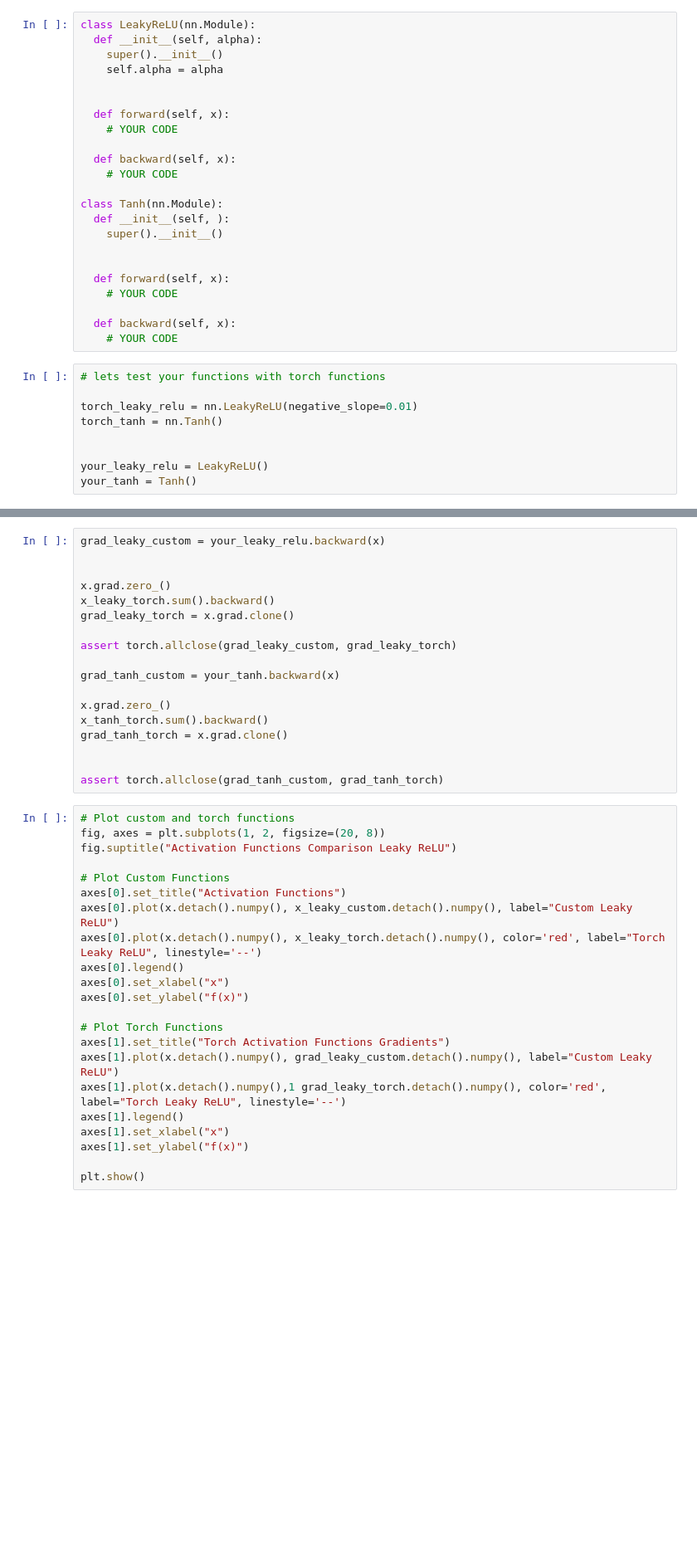
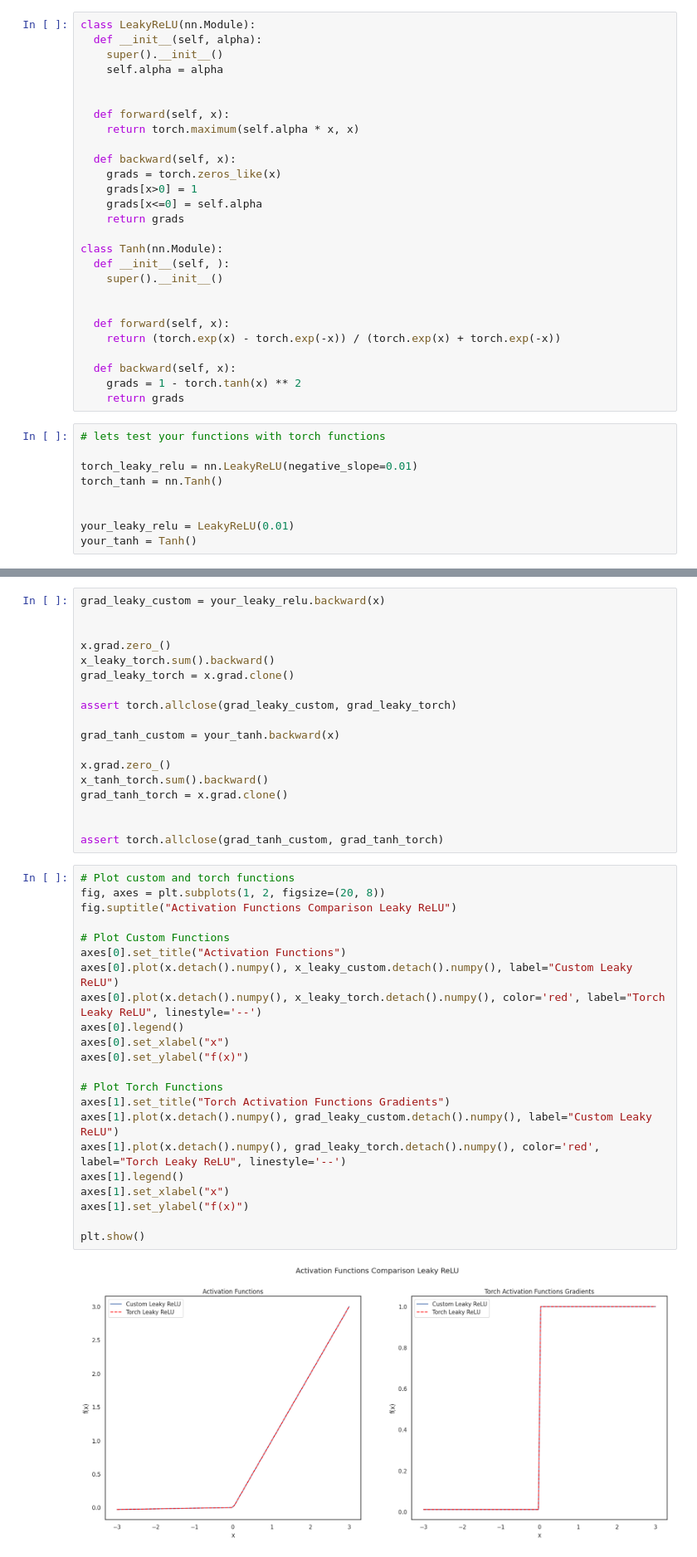
Before and after one commit to GodNaoborot/Deep-Learning-School-2026, a Jupyter notebook: week_05_convolutional_nets/Homework/hw_4_conv_cnn.ipynb, the cells around one changed output, grey strips where cells are left out. Shown at 83% size. Drawn from its saved outputs; the diff is of its cells as text; blank space fills up the shorter version.

```diff
--- a/week_05_convolutional_nets/Homework/hw_4_conv_cnn.ipynb
+++ b/week_05_convolutional_nets/Homework/hw_4_conv_cnn.ipynb
@@ -676,10 +753,13 @@ class LeakyReLU(nn.Module):
 
 
   def forward(self, x):
-    # YOUR CODE
+    return torch.maximum(self.alpha * x, x)
 
   def backward(self, x):
-    # YOUR CODE
+    grads = torch.zeros_like(x)
+    grads[x>0] = 1
+    grads[x<=0] = self.alpha
+    return grads
 
 class Tanh(nn.Module):
   def __init__(self, ):
@@ -687,10 +767,11 @@ class Tanh(nn.Module):
 
 
   def forward(self, x):
-    # YOUR CODE
+    return (torch.exp(x) - torch.exp(-x)) / (torch.exp(x) + torch.exp(-x))
 
   def backward(self, x):
-    # YOUR CODE
+    grads = 1 - torch.tanh(x) ** 2
+    return grads
 # %%
 # lets test your functions with torch functions
 
@@ -698,7 +779,7 @@ torch_leaky_relu = nn.LeakyReLU(negative_slope=0.01)
 torch_tanh = nn.Tanh()
 
 
-your_leaky_relu = LeakyReLU()
+your_leaky_relu = LeakyReLU(0.01)
 your_tanh = Tanh()
 # %%
 # Test forward pass
@@ -732,25 +813,27 @@ assert torch.allclose(grad_tanh_custom, grad_tanh_torch)
 # %%
 # Plot custom and torch functions
 fig, axes = plt.subplots(1, 2, figsize=(20, 8))
 fig.suptitle("Activation Functions Comparison Leaky ReLU")
 
 # Plot Custom Functions
 axes[0].set_title("Activation Functions")
 axes[0].plot(x.detach().numpy(), x_leaky_custom.detach().numpy(), label="Custom Leaky ReLU")
 axes[0].plot(x.detach().numpy(), x_leaky_torch.detach().numpy(), color='red', label="Torch Leaky ReLU", linestyle='--')
 axes[0].legend()
 axes[0].set_xlabel("x")
 axes[0].set_ylabel("f(x)")
 
 # Plot Torch Functions
 axes[1].set_title("Torch Activation Functions Gradients")
 axes[1].plot(x.detach().numpy(), grad_leaky_custom.detach().numpy(), label="Custom Leaky ReLU")
-axes[1].plot(x.detach().numpy(),1 grad_leaky_torch.detach().numpy(), color='red', label="Torch Leaky ReLU", linestyle='--')
+axes[1].plot(x.detach().numpy(), grad_leaky_torch.detach().numpy(), color='red', label="Torch Leaky ReLU", linestyle='--')
 axes[1].legend()
 axes[1].set_xlabel("x")
 axes[1].set_ylabel("f(x)")
 
 plt.show()
+# %% [output]
+[figure, added]
 # %%
 # Plot custom and torch functions
 fig, axes = plt.subplots(1, 2, figsize=(20, 8))
```
Also changed, not shown: parts of 36 cells of this notebook.
